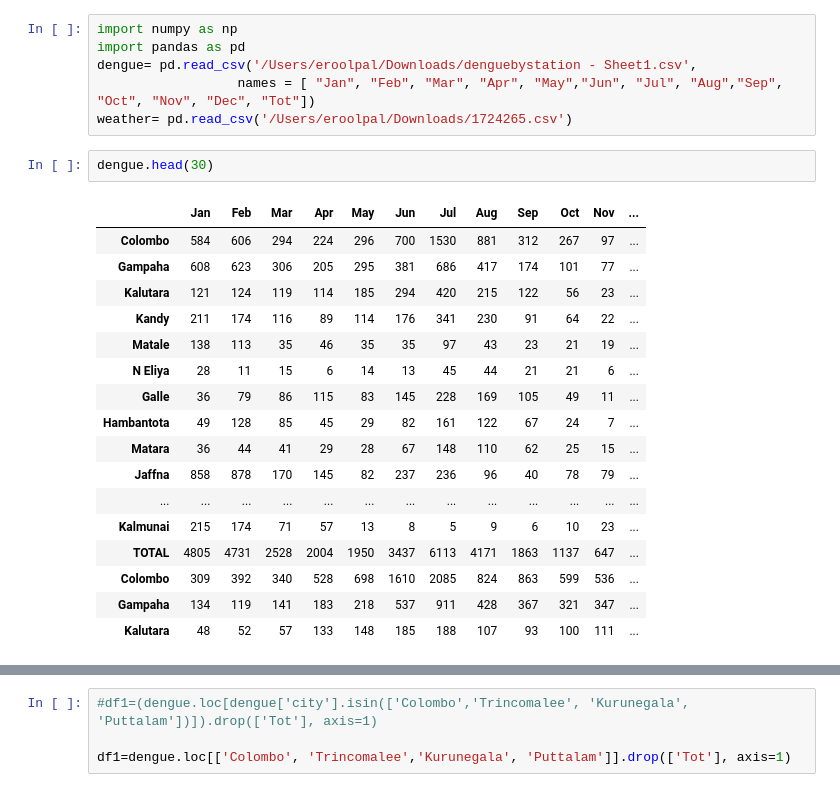
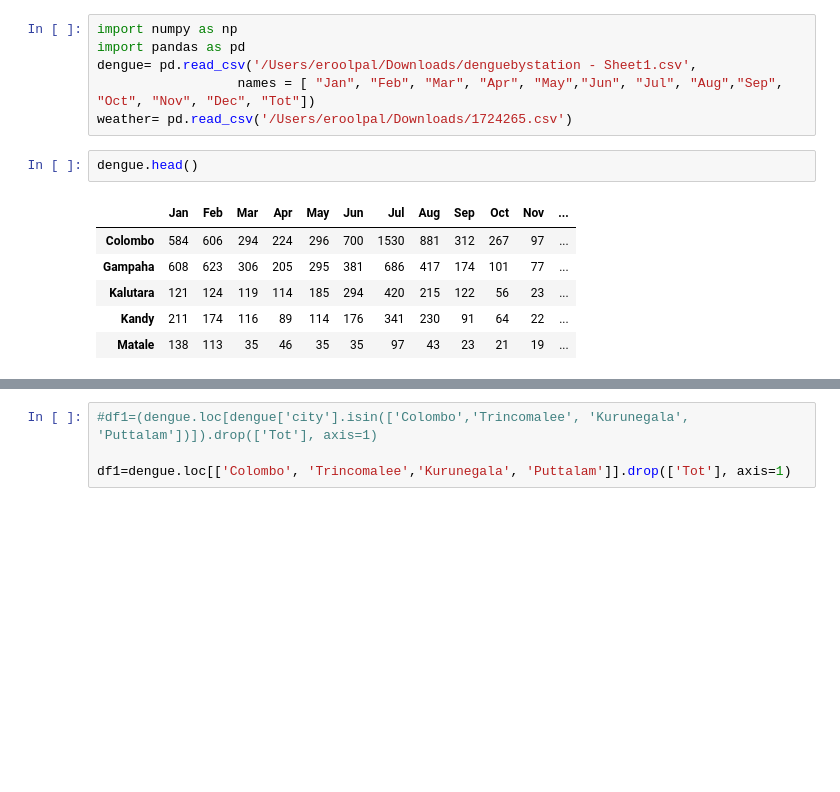
Before and after one commit to eroolpal/dengue1, a Jupyter notebook: dengue_sl.ipynb, the cells around one changed output, grey strips where cells are left out. Saved outputs shown, nothing was run; the diff lists cells and outputs as text; blank space fills up the shorter version.

```diff
--- a/dengue_sl.ipynb
+++ b/dengue_sl.ipynb
@@ -5,25 +5,14 @@ dengue= pd.read_csv('/Users/eroolpal/Downloads/denguebystation - Sheet1.csv',
                   names = [ "Jan", "Feb", "Mar", "Apr", "May","Jun", "Jul", "Aug","Sep", "Oct", "Nov", "Dec", "Tot"])
 weather= pd.read_csv('/Users/eroolpal/Downloads/1724265.csv')
 # %%
-dengue.head(30)
+dengue.head()
 # %% [output]
 |  | Jan | Feb | Mar | Apr | May | Jun | Jul | Aug | Sep | Oct | Nov | ... |
 | Colombo | 584 | 606 | 294 | 224 | 296 | 700 | 1530 | 881 | 312 | 267 | 97 | ... |
 | Gampaha | 608 | 623 | 306 | 205 | 295 | 381 | 686 | 417 | 174 | 101 | 77 | ... |
 | Kalutara | 121 | 124 | 119 | 114 | 185 | 294 | 420 | 215 | 122 | 56 | 23 | ... |
 | Kandy | 211 | 174 | 116 | 89 | 114 | 176 | 341 | 230 | 91 | 64 | 22 | ... |
 | Matale | 138 | 113 | 35 | 46 | 35 | 35 | 97 | 43 | 23 | 21 | 19 | ... |
-| N Eliya | 28 | 11 | 15 | 6 | 14 | 13 | 45 | 44 | 21 | 21 | 6 | ... |
-| Galle | 36 | 79 | 86 | 115 | 83 | 145 | 228 | 169 | 105 | 49 | 11 | ... |
-| Hambantota | 49 | 128 | 85 | 45 | 29 | 82 | 161 | 122 | 67 | 24 | 7 | ... |
-| Matara | 36 | 44 | 41 | 29 | 28 | 67 | 148 | 110 | 62 | 25 | 15 | ... |
-| Jaffna | 858 | 878 | 170 | 145 | 82 | 237 | 236 | 96 | 40 | 78 | 79 | ... |
-| ... | ... | ... | ... | ... | ... | ... | ... | ... | ... | ... | ... | ... |
-| Kalmunai | 215 | 174 | 71 | 57 | 13 | 8 | 5 | 9 | 6 | 10 | 23 | ... |
-| TOTAL | 4805 | 4731 | 2528 | 2004 | 1950 | 3437 | 6113 | 4171 | 1863 | 1137 | 647 | ... |
-| Colombo | 309 | 392 | 340 | 528 | 698 | 1610 | 2085 | 824 | 863 | 599 | 536 | ... |
-| Gampaha | 134 | 119 | 141 | 183 | 218 | 537 | 911 | 428 | 367 | 321 | 347 | ... |
-| Kalutara | 48 | 52 | 57 | 133 | 148 | 185 | 188 | 107 | 93 | 100 | 111 | ... |
 # %%
 
 #w1=weather.drop(['NUWARA ELIYA, CE'])
```
Also changed, not shown: parts of 14 cells of this notebook.
